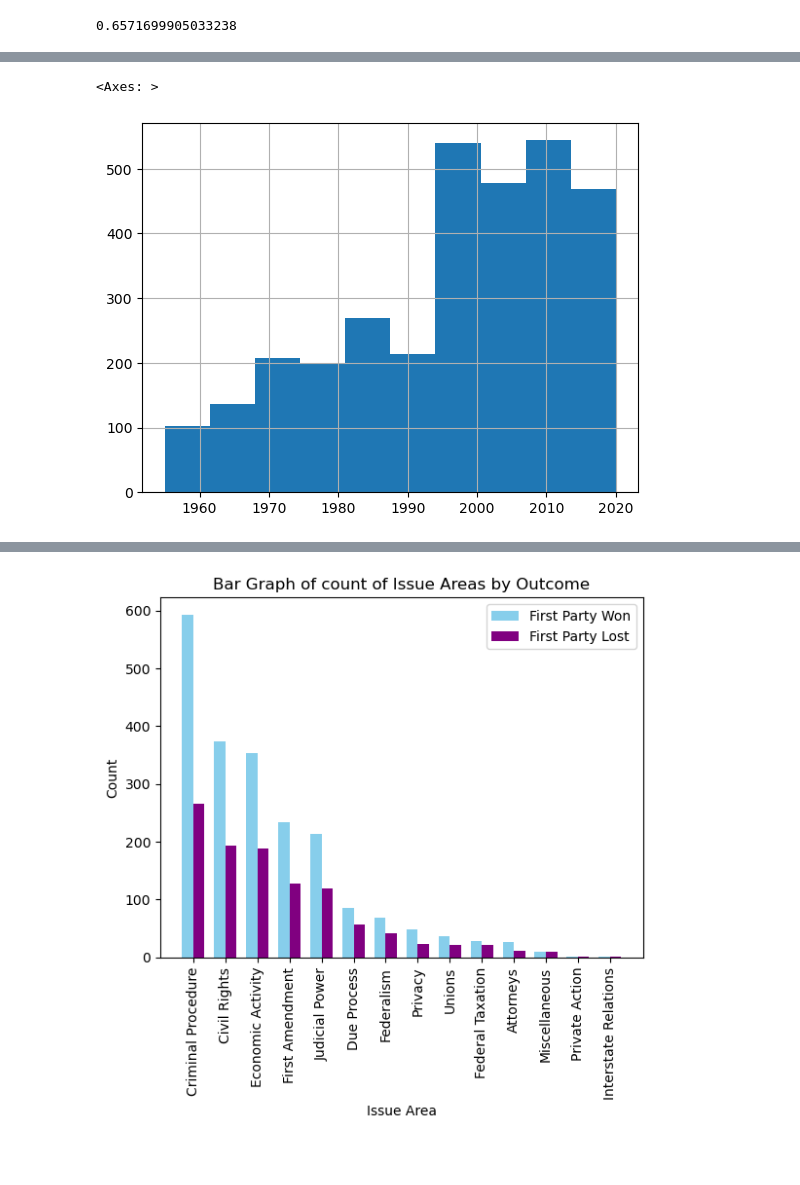
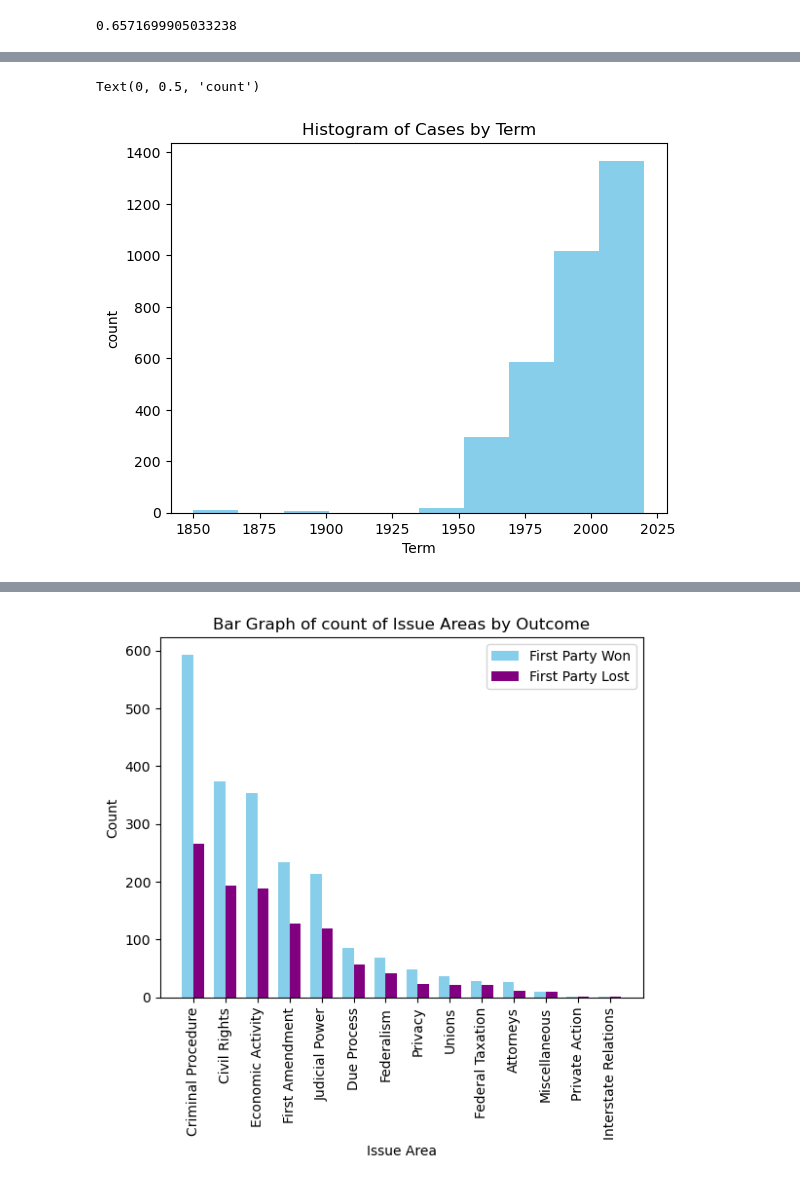
Before and after one commit to brandonowens24/Supreme_Court_Decisions, a Jupyter notebook: Notebook.ipynb, the cells around one changed output, grey strips where cells are left out. Saved outputs shown, nothing was run; the diff lists cells and outputs as text; code cells hidden in the pictures; blank space fills up the shorter version.

```diff
--- a/Notebook.ipynb
+++ b/Notebook.ipynb
@@ -8,6 +8,7 @@ import numpy as np
 import re
 # %%
 cases = pd.read_csv('csvs/justice2.csv')
+cases2 = pd.read_csv('csvs/justice2.csv')
 judges = pd.read_csv('csvs/table_of_justices.csv')
 presidents = pd.read_csv('csvs/presidents.csv')
 # %%
@@ -281,5 +315,8 @@ memory usage: 493.6+ KB
-# %%
-cases.term.hist()
-# %% [output]
-<Axes: >
-[figure, removed]
+# %%
+ax = cases2.term.hist(color = 'skyblue', grid = False)
+ax.set_title('Histogram of Cases by Term')
+ax.set_xlabel('Term')
+ax.set_ylabel('count')
+# %% [output]
+Text(0, 0.5, 'count')
+[figure, added]
```
Also changed, not shown: parts of 21 cells of this notebook.
